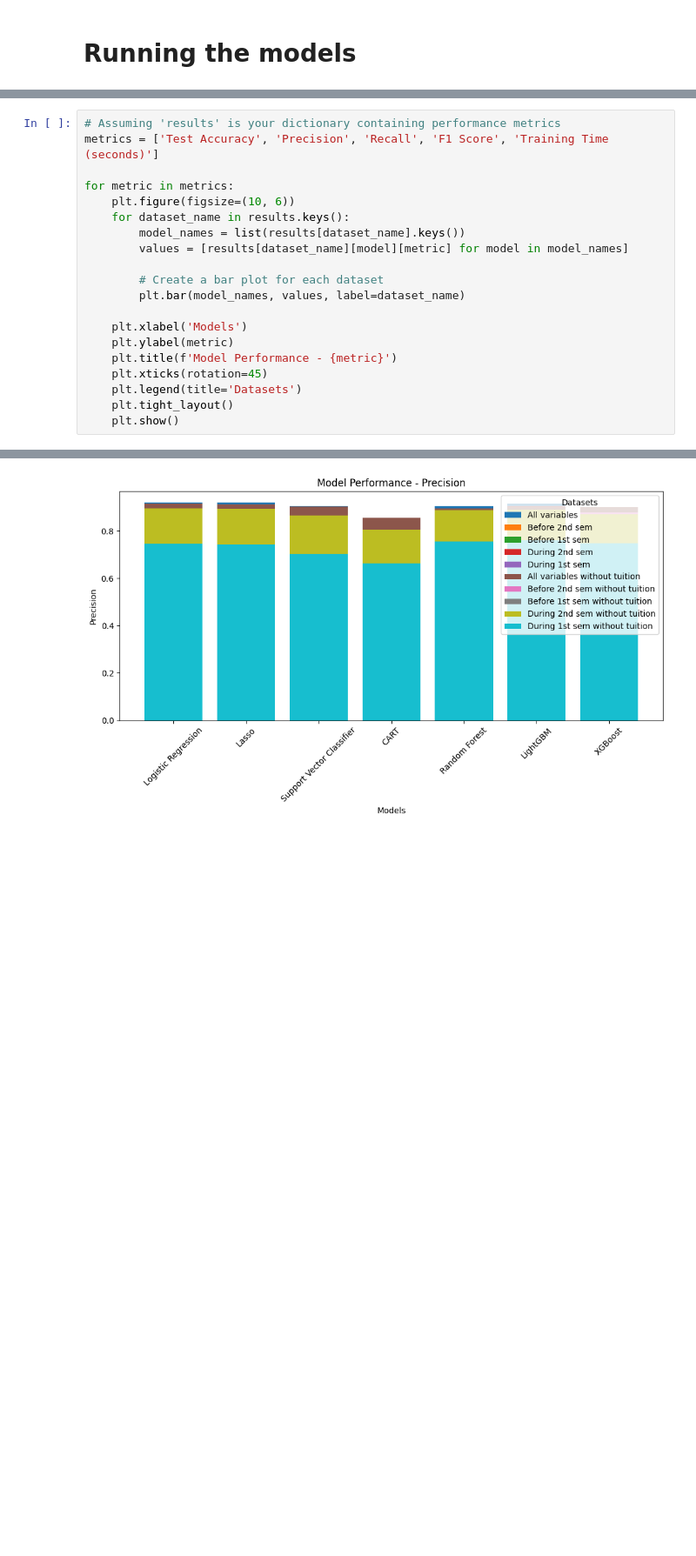
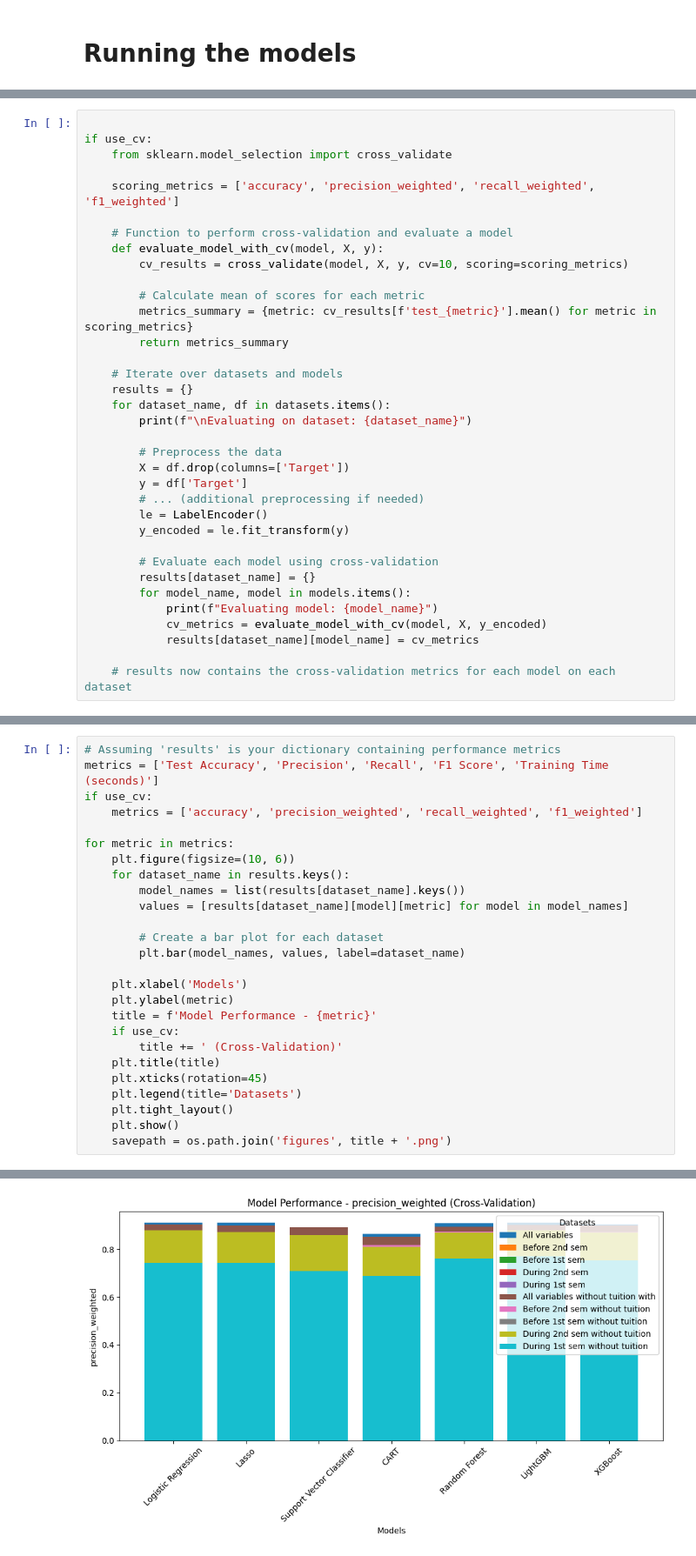
Before and after one commit to TinusAlsos/The-Analyst-Edge-Project, a Jupyter notebook: preprocessing.ipynb, the cells around one changed output, grey strips where cells are left out. Shown: that part at 87% size. Saved outputs shown, nothing was run; the diff lists cells and outputs as text; blank space fills up the shorter version.

Commit message:
Implement backlog variable and implement 10-fold cv, rerun models and make tables. Also saved figures in figures folder

```diff
--- a/preprocessing.ipynb
+++ b/preprocessing.ipynb
@@ -494,0 +378,35 @@ Training model: XGBoost
+# %%
+
+if use_cv:
+    from sklearn.model_selection import cross_validate
+
+    scoring_metrics = ['accuracy', 'precision_weighted', 'recall_weighted', 'f1_weighted']
+
+    # Function to perform cross-validation and evaluate a model
+    def evaluate_model_with_cv(model, X, y):
+        cv_results = cross_validate(model, X, y, cv=10, scoring=scoring_metrics)
+
+        # Calculate mean of scores for each metric
+        metrics_summary = {metric: cv_results[f'test_{metric}'].mean() for metric in scoring_metrics}
+        return metrics_summary
+
+    # Iterate over datasets and models
+    results = {}
+    for dataset_name, df in datasets.items():
+        print(f"\nEvaluating on dataset: {dataset_name}")
+
+        # Preprocess the data
+        X = df.drop(columns=['Target'])
+        y = df['Target']
+        # ... (additional preprocessing if needed)
+        le = LabelEncoder()
+        y_encoded = le.fit_transform(y)
+
+        # Evaluate each model using cross-validation
+        results[dataset_name] = {}
+        for model_name, model in models.items():
+            print(f"Evaluating model: {model_name}")
+            cv_metrics = evaluate_model_with_cv(model, X, y_encoded)
+            results[dataset_name][model_name] = cv_metrics
+
+    # results now contains the cross-validation metrics for each model on each dataset
@@ -495,6 +587,8 @@ Training model: XGBoost
 # %%
 # Assuming 'results' is your dictionary containing performance metrics
 metrics = ['Test Accuracy', 'Precision', 'Recall', 'F1 Score', 'Training Time (seconds)']
+if use_cv:
+    metrics = ['accuracy', 'precision_weighted', 'recall_weighted', 'f1_weighted']
 
 for metric in metrics:
     plt.figure(figsize=(10, 6))
@@ -507,9 +601,13 @@ for metric in metrics:
 
     plt.xlabel('Models')
     plt.ylabel(metric)
-    plt.title(f'Model Performance - {metric}')
+    title = f'Model Performance - {metric}'
+    if use_cv:
+        title += ' (Cross-Validation)'
+    plt.title(title)
     plt.xticks(rotation=45)
     plt.legend(title='Datasets')
     plt.tight_layout()
     plt.show()
+    savepath = os.path.join('figures', title + '.png')
 # %% [output]
@@ -517 +615 @@ for metric in metrics:
-[figure, old version]
+[figure, new version]
```
Also changed, not shown: parts of 11 cells of this notebook, 22 other files.
